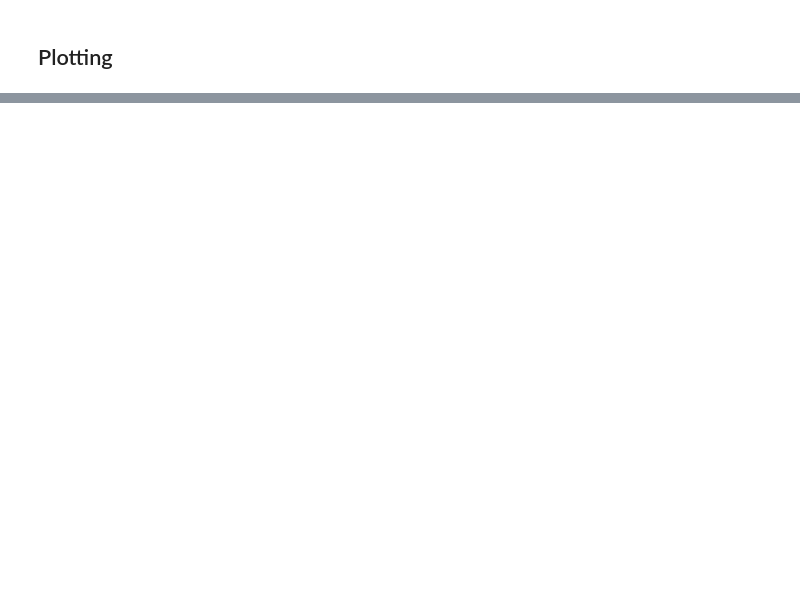
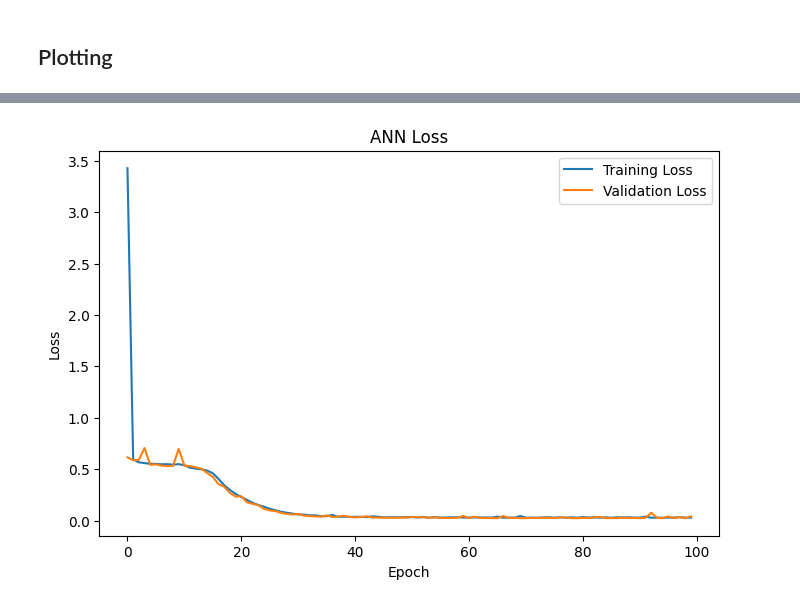
Before and after one commit to MidhulaMS/EV-Population-Prediction, a Jupyter notebook: EV_Population_Prediction.ipynb, the cells around one changed output, grey strips where cells are left out. Saved outputs shown, nothing was run; the diff lists cells and outputs as text; code cells hidden in the pictures; blank space fills up the shorter version.

```diff
--- a/EV_Population_Prediction.ipynb
+++ b/EV_Population_Prediction.ipynb
@@ -62,7 +62,7 @@ from keras.layers import Dense
 # %% [markdown]
 # Reading Data
 # %%
-filepath =  "/content/drive/MyDrive/AI ML/Data/washington_EV.csv"
+filepath =  "/content/drive/MyDrive/DATA/export (1).csv"
 # %%
 EV_df = pd.read_csv(filepath)
 # %% [markdown]
@@ -1300,5 +1301,35 @@ print(classification_report(y_test, y_pred_bag))
 ## Artificial Neural Network
 # %% [markdown]
 ### ANN Model Building
+# %%
+ann_model = Sequential()
+
+ann_model.add(Dense(
+    units=7,
+    activation='relu',
+    input_dim=X_train.shape[1]
+))
+
+ann_model.add(Dense(
+    units=1,
+    activation='sigmoid'
+))
 # %% [markdown]
 ### ANN Model Training
+# %%
+# setting the parameters for training (for backpropagation)
+
+ann_model.compile(
+    optimizer='adam',
+    loss='binary_crossentropy',
+    metrics=['accuracy']
+)
+
+history = ann_model.fit(
+    X_train,
+    y_train,
+    epochs=100,
+    batch_size=32,
+    validation_split=0.2,
+    verbose=1
+)
@@ -1312,0 +1423,14 @@ print(classification_report(y_test, y_pred_bag))
+# %%
+plt.figure(figsize=(8,5))
+
+plt.plot(history.history['loss'], label='Training Loss')
+plt.plot(history.history['val_loss'], label='Validation Loss')
+
+plt.title("ANN Loss")
+plt.xlabel("Epoch")
+plt.ylabel("Loss")
+plt.legend()
+
+plt.show()
+# %% [output]
+[figure, added]
```
Also changed, not shown: parts of 10 cells of this notebook.
